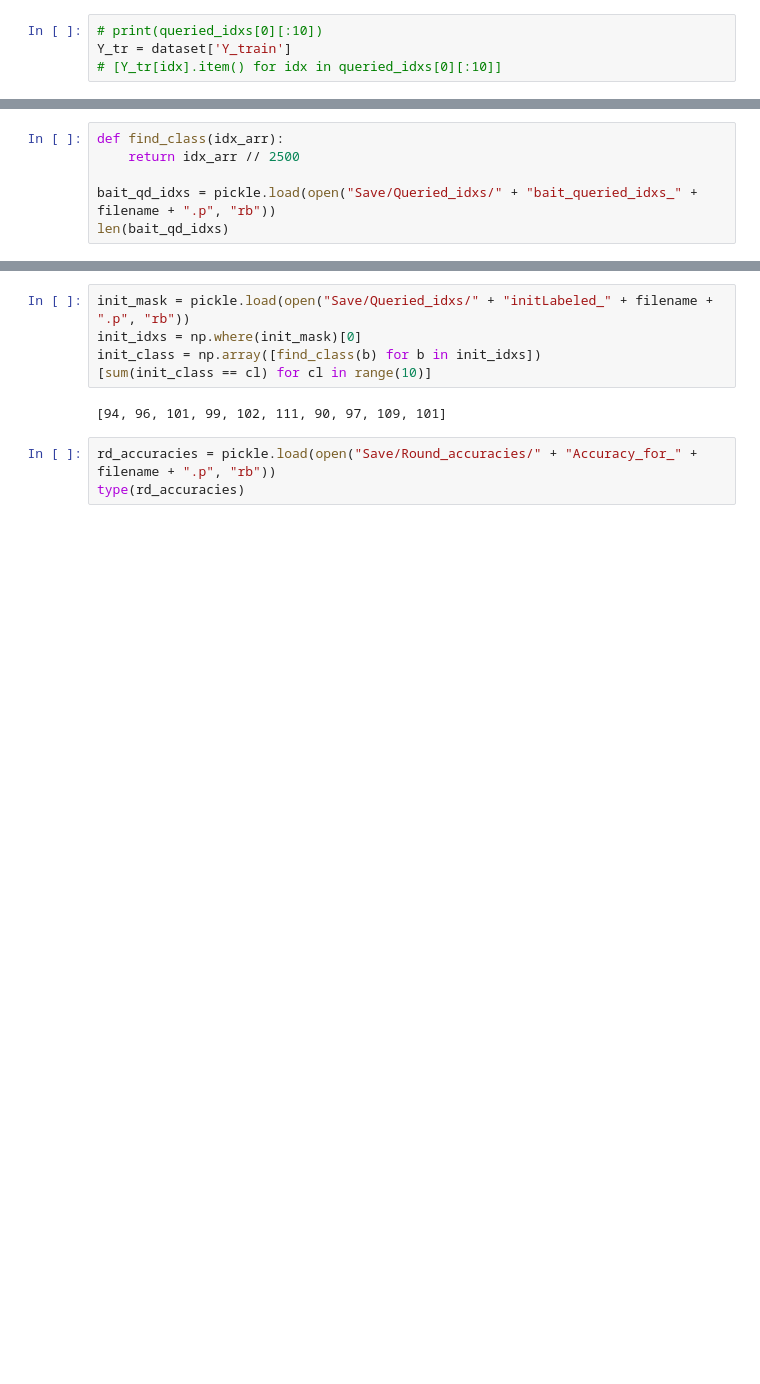
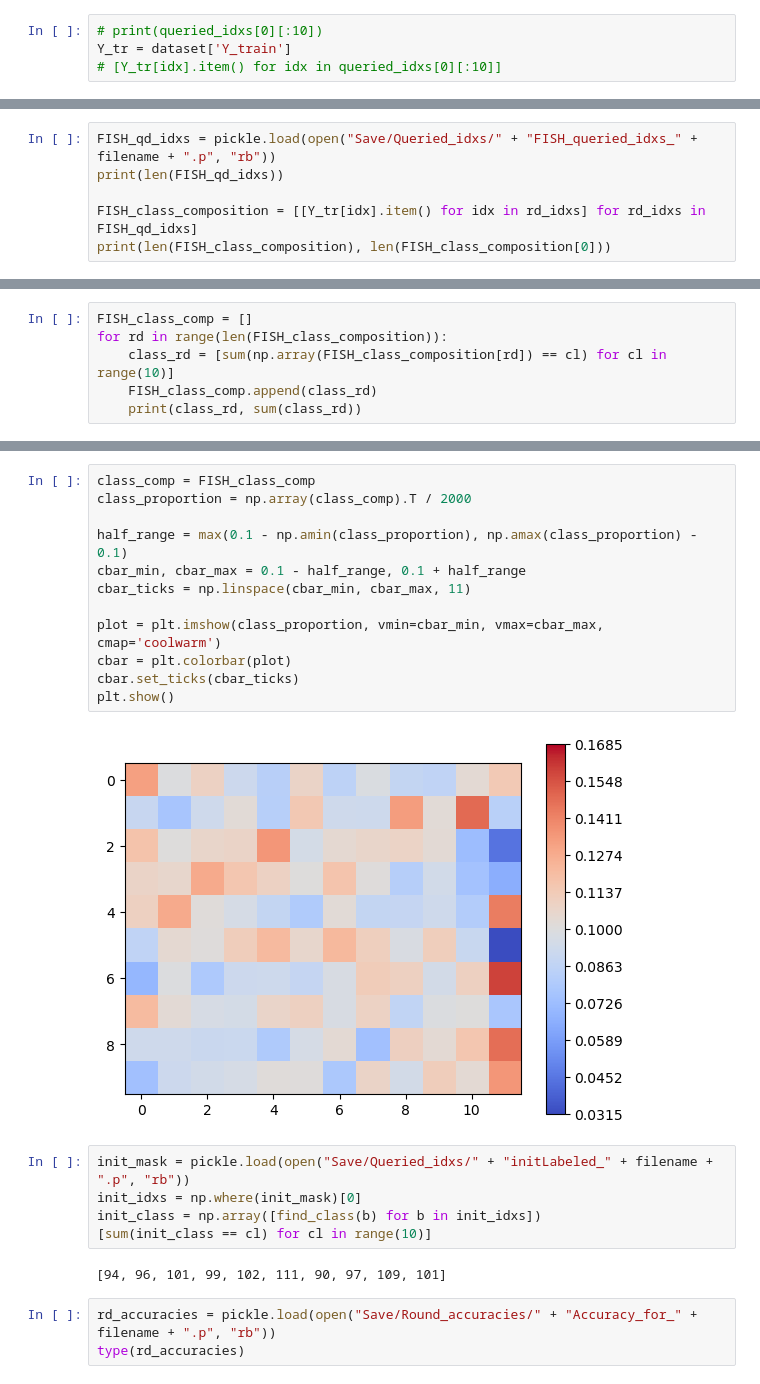
Before and after one commit to sgchr273/FisherMask, a Jupyter notebook: viz.ipynb, the cells around one changed output, grey strips where cells are left out. Cells and saved outputs as stored; diff of their text form; blank space fills up the shorter version.

```diff
--- a/viz.ipynb
+++ b/viz.ipynb
@@ -366,6 +360,0 @@ tensor([9, 9, 9, 9, 9, 9, 9, 9, 9, 9])
-# %%
-def find_class(idx_arr):
-    return idx_arr // 2500
-
-bait_qd_idxs = pickle.load(open("Save/Queried_idxs/" + "bait_queried_idxs_" + filename + ".p", "rb"))
-len(bait_qd_idxs)
@@ -391,0 +361,6 @@ for b_class in bait_class:
+# %%
+FISH_qd_idxs = pickle.load(open("Save/Queried_idxs/" + "FISH_queried_idxs_" + filename + ".p", "rb"))
+print(len(FISH_qd_idxs))
+
+FISH_class_composition = [[Y_tr[idx].item() for idx in rd_idxs] for rd_idxs in FISH_qd_idxs]
+print(len(FISH_class_composition), len(FISH_class_composition[0]))
@@ -391,0 +370,6 @@ for b_class in bait_class:
+# %%
+FISH_class_comp = []
+for rd in range(len(FISH_class_composition)):
+    class_rd = [sum(np.array(FISH_class_composition[rd]) == cl) for cl in range(10)]
+    FISH_class_comp.append(class_rd)
+    print(class_rd, sum(class_rd))
@@ -392,3 +405,17 @@ for b_class in bait_class:
+# %%
+class_comp = FISH_class_comp
+class_proportion = np.array(class_comp).T / 2000
+
+half_range = max(0.1 - np.amin(class_proportion), np.amax(class_proportion) - 0.1)
+cbar_min, cbar_max = 0.1 - half_range, 0.1 + half_range
+cbar_ticks = np.linspace(cbar_min, cbar_max, 11)
+
+plot = plt.imshow(class_proportion, vmin=cbar_min, vmax=cbar_max, cmap='coolwarm')
+cbar = plt.colorbar(plot)
+cbar.set_ticks(cbar_ticks)
+plt.show()
+# %% [output]
+[figure, added]
 # %%
 init_mask = pickle.load(open("Save/Queried_idxs/" + "initLabeled_" + filename + ".p", "rb"))
 init_idxs = np.where(init_mask)[0]
```
Also changed, not shown: parts of 12 cells of this notebook.
